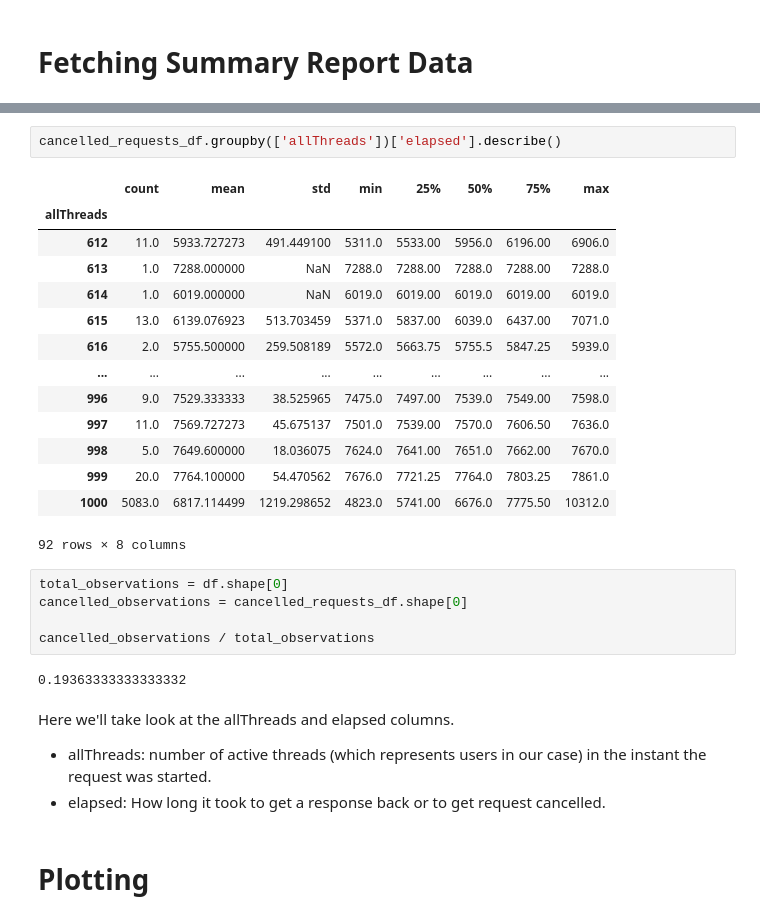
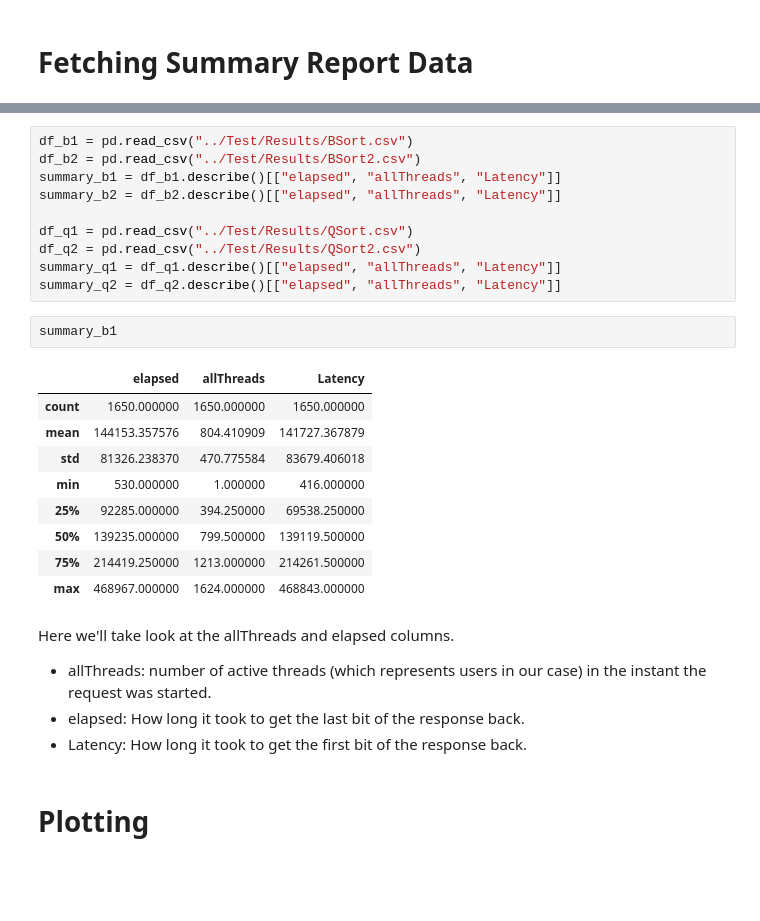
Before and after one commit to joaovictorsl/StressTestingExample, a Jupyter notebook: plots/main.ipynb, the cells around one changed output, grey strips where cells are left out. Drawn from its saved outputs; the diff is of its cells as text; blank space fills up the shorter version.

```diff
--- a/plots/main.ipynb
+++ b/plots/main.ipynb
@@ -93,31 +8,30 @@ cancelled_requests_df.head()
-# %%
-cancelled_requests_df.groupby(['allThreads'])['elapsed'].describe()
-# %% [output]
-|  | count | mean | std | min | 25% | 50% | 75% | max |
-| allThreads |  |  |  |  |  |  |  |  |
-| 612 | 11.0 | 5933.727273 | 491.449100 | 5311.0 | 5533.00 | 5956.0 | 6196.00 | 6906.0 |
-| 613 | 1.0 | 7288.000000 | NaN | 7288.0 | 7288.00 | 7288.0 | 7288.00 | 7288.0 |
-| 614 | 1.0 | 6019.000000 | NaN | 6019.0 | 6019.00 | 6019.0 | 6019.00 | 6019.0 |
-| 615 | 13.0 | 6139.076923 | 513.703459 | 5371.0 | 5837.00 | 6039.0 | 6437.00 | 7071.0 |
-| 616 | 2.0 | 5755.500000 | 259.508189 | 5572.0 | 5663.75 | 5755.5 | 5847.25 | 5939.0 |
-| ... | ... | ... | ... | ... | ... | ... | ... | ... |
-| 996 | 9.0 | 7529.333333 | 38.525965 | 7475.0 | 7497.00 | 7539.0 | 7549.00 | 7598.0 |
-| 997 | 11.0 | 7569.727273 | 45.675137 | 7501.0 | 7539.00 | 7570.0 | 7606.50 | 7636.0 |
-| 998 | 5.0 | 7649.600000 | 18.036075 | 7624.0 | 7641.00 | 7651.0 | 7662.00 | 7670.0 |
-| 999 | 20.0 | 7764.100000 | 54.470562 | 7676.0 | 7721.25 | 7764.0 | 7803.25 | 7861.0 |
-| 1000 | 5083.0 | 6817.114499 | 1219.298652 | 4823.0 | 5741.00 | 6676.0 | 7775.50 | 10312.0 |
-92 rows × 8 columns
-# %%
-total_observations = df.shape[0]
-cancelled_observations = cancelled_requests_df.shape[0]
-
-cancelled_observations / total_observations
-# %% [output]
-0.19363333333333332
+# %%
+df_b1 = pd.read_csv("../Test/Results/BSort.csv")
+df_b2 = pd.read_csv("../Test/Results/BSort2.csv")
+summary_b1 = df_b1.describe()[["elapsed", "allThreads", "Latency"]]
+summary_b2 = df_b2.describe()[["elapsed", "allThreads", "Latency"]]
+
+df_q1 = pd.read_csv("../Test/Results/QSort.csv")
+df_q2 = pd.read_csv("../Test/Results/QSort2.csv")
+summary_q1 = df_q1.describe()[["elapsed", "allThreads", "Latency"]]
+summary_q2 = df_q2.describe()[["elapsed", "allThreads", "Latency"]]
+# %%
+summary_b1
+# %% [output]
+|  | elapsed | allThreads | Latency |
+| count | 1650.000000 | 1650.000000 | 1650.000000 |
+| mean | 144153.357576 | 804.410909 | 141727.367879 |
+| std | 81326.238370 | 470.775584 | 83679.406018 |
+| min | 530.000000 | 1.000000 | 416.000000 |
+| 25% | 92285.000000 | 394.250000 | 69538.250000 |
+| 50% | 139235.000000 | 799.500000 | 139119.500000 |
+| 75% | 214419.250000 | 1213.000000 | 214261.500000 |
+| max | 468967.000000 | 1624.000000 | 468843.000000 |
 # %% [markdown]
 Here we'll take look at the allThreads and elapsed columns.
 - allThreads: number of active threads (which represents users in our case) in the instant the request was started.
-- elapsed: How long it took to get a response back or to get request cancelled.
+- elapsed: How long it took to get the last bit of the response back.
+- Latency: How long it took to get the first bit of the response back.
 # %% [markdown]
 # Plotting
 # %%
```
Also changed, not shown: parts of 10 cells of this notebook.
